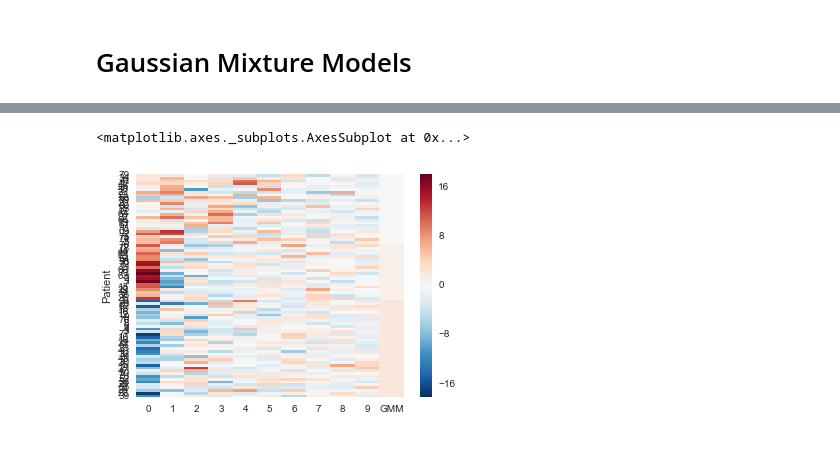
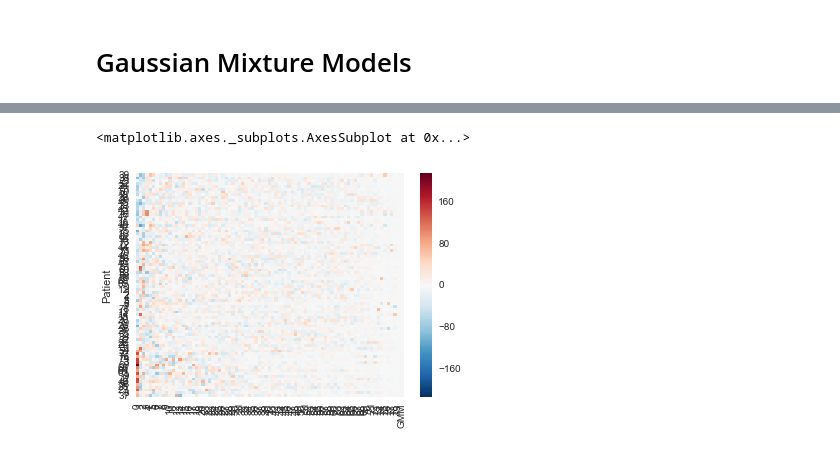
Before and after one commit to Richarizardd/MLFinal, a Jupyter notebook: final.ipynb, the cells around one changed output, grey strips where cells are left out. Saved outputs shown, nothing was run; the diff lists cells and outputs as text; code cells hidden in the pictures.

```diff
--- a/final.ipynb
+++ b/final.ipynb
@@ -68,13 +93,13 @@ processed = merged
 processed_numerical = processed.loc[:,[x for x in processed.columns if bool(re.search("NP_|XP_",x)) == True]]
 
 ## Select only the PAM50 proteins - known panel of genes used for breast cancer subtype prediction
-processed_numerical_p50 = processed_numerical.ix[:,processed_numerical.columns.isin(pam50['RefSeqProteinID'])]
+#processed_numerical_p50 = processed_numerical.ix[:,processed_numerical.columns.isin(pam50['RefSeqProteinID'])]
 
 ## Impute missing values (maybe another method would work better?)
 imputer = Imputer(missing_values='NaN', strategy='median', axis=1)
-imputer = imputer.fit(processed_numerical_p50)
-processed_numerical_p50_imputed = imputer.transform(processed_numerical_p50)
+imputer = imputer.fit(processed_numerical)
+processed_numerical_imputed = imputer.transform(processed_numerical)
 
-processed_numerical_p50_imputed = pd.DataFrame(processed_numerical_p50_imputed, \
-                                               columns = processed_numerical_p50.columns, \
-                                               index = processed_numerical_p50.index)
+processed_numerical_imputed = pd.DataFrame(processed_numerical_imputed, \
+                                               columns = processed_numerical.columns, \
+                                               index = processed_numerical.index)
@@ -102,8 +127,8 @@ processed_numerical_p50_imputed
 # %%
-processed_numerical_p50_imputed = np.array(processed_numerical_p50_imputed)
-pca = PCA(n_components=10)
-pca.fit(processed_numerical_p50_imputed)
-explained_var = np.array([round(i*100,1) for i in pca.explained_variance_ratio_])
+processed_numerical_imputed = np.array(processed_numerical_imputed)
+pca = PCA(n_components=80)
+pca.fit(processed_numerical_imputed)
+explained_var = np.array([round(i*100,1) for i in pca.explained_variance_ratio_][:10])
 print 'Percent variance explained by top 10 components:'
 pd.DataFrame(explained_var.T, columns = ["% Variance Explained"], index = ["PC"+str(i) for i in range(1,11)]).T
 # %% [output]
@@ -113,4 +138,6 @@ Percent variance explained by top 10 components:
 # %%
-processed_numerical_p50_imputed = pca.fit_transform(processed_numerical_p50_imputed)
-pd.DataFrame(processed_numerical_p50_imputed, index = processed_numerical_p50.index, columns = ["PC"+str(i) for i in range(1,11)])
+processed_numerical_imputed_pca = pca.fit_transform(processed_numerical_imputed)
+print processed_numerical_imputed_pca.shape
+processed_numerical_imputed_pca
+pd.DataFrame(processed_numerical_imputed_pca, index = processed_numerical.index, columns = ["PC"+str(i) for i in range(1,81)])
 # %% [output]
@@ -135,3 +163,5 @@ pd.DataFrame(processed_numerical_p50_imputed, index = processed_numerical_p50.in
+# %%
+data = processed_numerical_imputed_pca
 # %% [markdown]
 # K-Means
 # %%
@@ -425,20 +455,20 @@ pd.DataFrame(gmm_metrics, columns=["k = "+str(k) for k in n_clusters], index=["S
 # %%
 ## Visualize data using k==3, show the heatmap of protein expression for the used PAM50 proteins (43 available in our data)
 gmm_final = GaussianMixture(n_components=3)
-gmm_final = gmm_final.fit(processed_numerical_p50_imputed)
-gmm_plot = pd.DataFrame(processed_numerical_p50_imputed)
-gmm_plot['GMM'] = gmm_final.predict(processed_numerical_p50_imputed)
+gmm_final = gmm_final.fit(data)
+gmm_plot = pd.DataFrame(data)
+gmm_plot['GMM'] = gmm_final.predict(data)
 gmm_plot.sort('GMM',axis=0,inplace=True)
 
 ## Look at the heatmap of protein expression in all patients and look at their assigned cluster
 ## Proteins can either be more expressed (more is produced, less degraded), not changed or lower expressed than the used reference
 ## Since each protein has a distinct function in the cell, their levels describe the functional/signaling state the cell is in.
 gmm_plot.index.name = 'Patient'
 sb.heatmap(gmm_plot) ## The x-axis are the PAM50 proteins we used and the right-most column is the cluster marker
 ## Looks like the clustering works quite decently here!
 
 ## Each cluster means a different molecular signature for each patient. Such patients have different treatment options available
 ## to them!
 # %% [output]
 <matplotlib.axes._subplots.AxesSubplot at 0x...>
-[figure, old version]
+[figure, new version]
```
Also changed, not shown: parts of 16 cells of this notebook.
